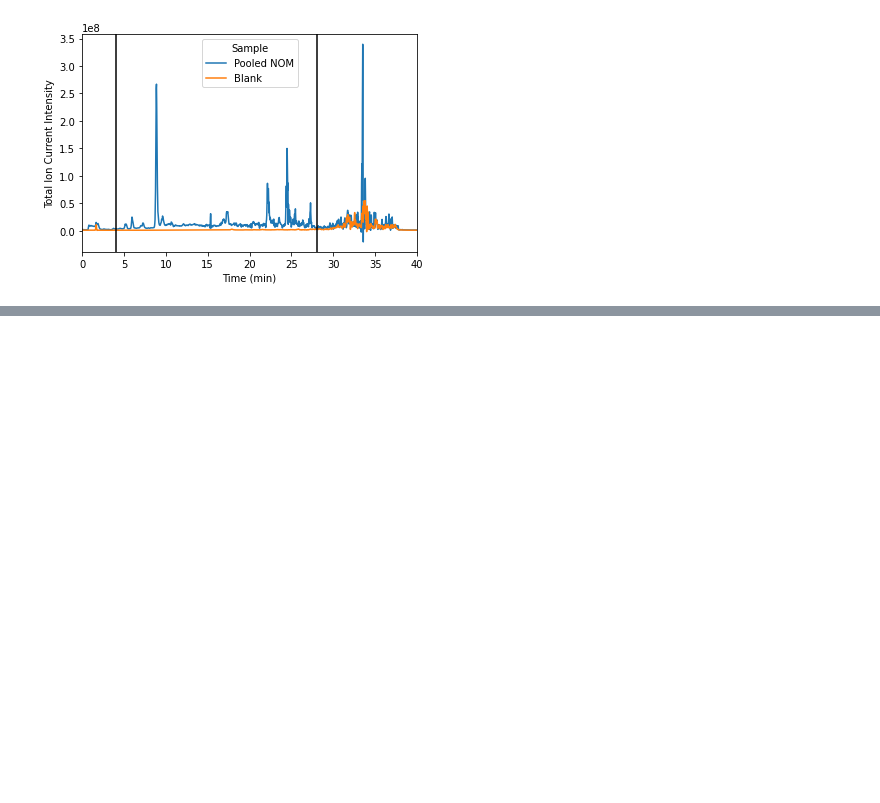
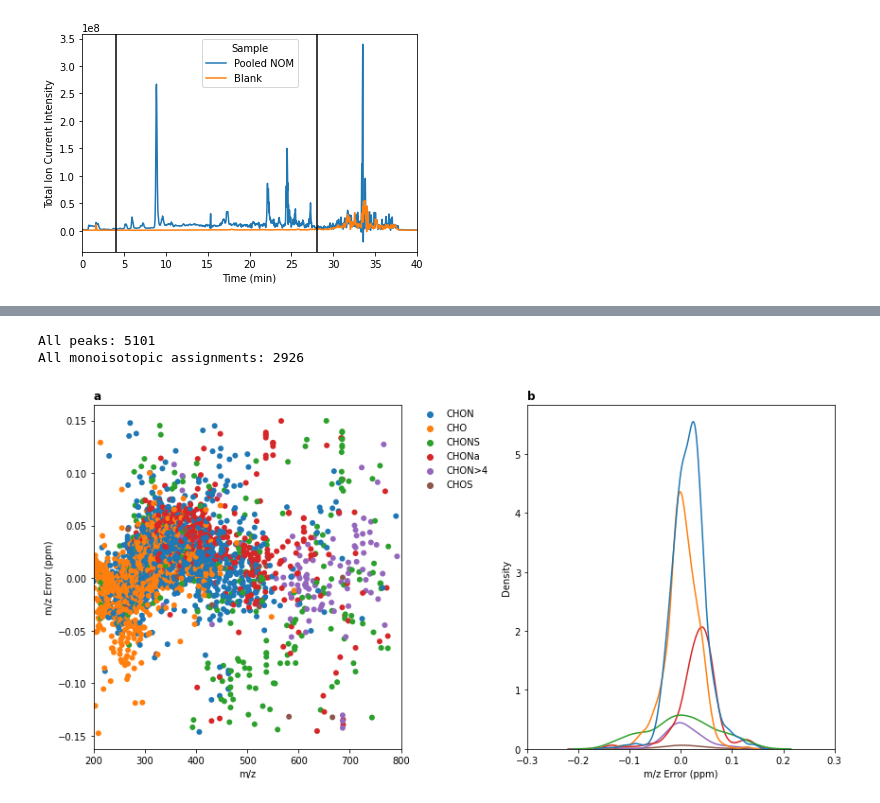
Before and after one commit to rboiteau/CoreMS, a Jupyter notebook: examples/Phycosphere analysis/CoreMS_phycosphere_formula_assignment_notebook.ipynb, the cells around one changed output, grey strips where cells are left out. Cells and saved outputs as stored; diff of their text form; code cells hidden in the pictures; blank space fills up the shorter version.

Commit message:
assignment updated

```diff
--- a/examples/Phycosphere analysis/CoreMS_phycosphere_formula_assignment_notebook.ipynb
+++ b/examples/Phycosphere analysis/CoreMS_phycosphere_formula_assignment_notebook.ipynb
@@ -473,0 +292,80 @@ print(featurelist2['Molecular Formula'])
+# %%
+allresults=pd.read_csv(file_location+'/'+'Phycosphere LCMSpooled_results_wide.csv')
+
+#allresults=allresults[allresults['File']==file]
+
+elements=['C','H','O','N','Na','S']
+
+for element in elements:
+    allresults[element]=allresults[element].fillna(0)
+
+#allresults['Molecular class']=allresults['Molecular Formula'].str.replace('\d+', '').str.replace(' ', '')
+allresults['Molecular class']='unassigned'
+#allresults['Molecular class'][allresults['Heteroatom Class']=='unassigned']='unassigned'
+allresults['Molecular class'][(allresults['Molecular class']=='CHON') & (allresults['N']>4.5)]='CHON>4'
+allresults['Molecular class'][allresults['C']>0]='CHO'
+allresults['Molecular class'][(allresults['C']>0) & (allresults['N']>0.5)]='CHON'
+allresults['Molecular class'][(allresults['C']>0) & (allresults['N']>4.5)]='CHON>4'
+#allresults['Molecular class'][(allresults['C']>0) & (allresults['P']>0.5)]='CHOP'
+allresults['Molecular class'][(allresults['C']>0) & (allresults['Na']>0.5)]='CHONa'
+allresults['Molecular class'][(allresults['C']>0) & (allresults['S']>0.5)]='CHOS'
+allresults['Molecular class'][(allresults['N']>0.5) & (allresults['S']>0.5)]='CHONS'
+allresults['Molecular class'][allresults['Is Isotopologue']==1]='Isotope'
+
+
+results=allresults[allresults['Is Isotopologue']==0]
+results=results[results['Molecular class']!='Unassigned']
+
+# Calculate atomic stoichiometries and Nominal Oxidation State of Carbon (NOSC)
+results['O/C']=results['O']/results['C']
+results['H/C']=results['H']/results['C']
+results['N/C']=results['N']/results['C']
+results['NOSC'] =  4 -(4*results['C'] + results['H'] - 3*results['N'] - 2*results['O'])/results['C']
+
+print('All peaks:', len(allresults))
+
+print('All monoisotopic assignments:', len(results))
+
+
+
+fig, ((ax1, ax2)) = plt.subplots(1,2)
+fig.set_size_inches(12, 6)
+
+
+sns.scatterplot(x='m/z',y='m/z Error (ppm)',hue='Molecular class',data=results,ax=ax1, edgecolor='none')
+
+ax1.legend(bbox_to_anchor=(1.05, 1), loc=2, borderaxespad=0.,frameon=False)
+ax1.set_xlim(200,800)
+ax1.set_title('a', fontweight='bold', loc='left')
+
+sns.kdeplot(x='m/z Error (ppm)',data=results,hue='Molecular class',ax=ax2,legend=False)
+ax2.set_xlim(-0.3,0.3)
+ax2.set_title('b', fontweight='bold', loc='left')
+
+fig.tight_layout()
+
+fig.savefig(file_location+'CoreLCMS_FigS3.eps',dpi=300,format='eps')
+fig.savefig(file_location+'CoreLCMS_FigS3.pdf',dpi=300,format='pdf')
+
+assign_summary=[]
+
+for time in allresults['Time'].unique():
+    current={}
+    current['Time']=time
+    for mol_class in allresults['Molecular class'].unique():
+        current[mol_class]=len(allresults[(allresults['Molecular class']==mol_class) & (allresults['Time']==time)])
+    assign_summary.append(current)
+    #mzdiff=result['m/z'].sort_values(ascending=True).diff().iloc[1:]/result['m/z'].sort_values(ascending=True).iloc[1:]*1E6
+
+
+df=pd.DataFrame(assign_summary)
+df.plot.bar(x='Time',y=df.columns[1:],stacked=True,ylabel='Peaks')
+plt.legend(bbox_to_anchor=(1.05, 1), loc=2, borderaxespad=0.,frameon=False)
+
+
+
+plt.show()
+# %% [output]
+All peaks: 5101
+All monoisotopic assignments: 2926
+[figure, added]
```
Also changed, not shown: parts of 12 cells of this notebook, 3 other files.
